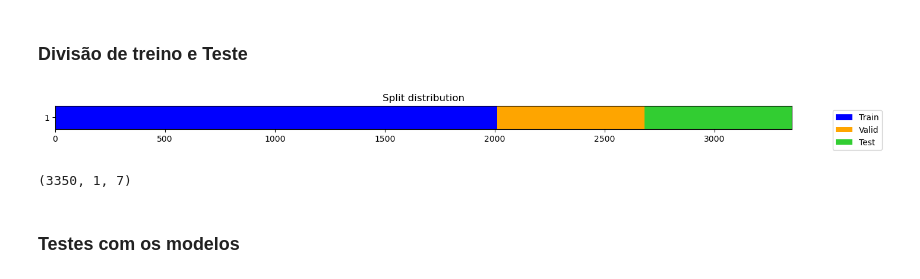
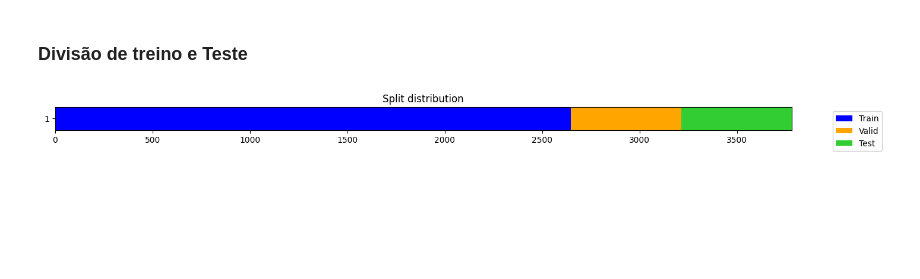
Before and after one commit to JeanArthurCostaDias/MOD17-OPTIMIZATION-AND-PREDICTION, a Jupyter notebook: main.ipynb, the cells around one changed output. Drawn from its saved outputs; the diff is of its cells as text; code cells hidden in the pictures; blank space fills up the shorter version.

```diff
--- a/main.ipynb
+++ b/main.ipynb
@@ -139,11 +165,10 @@ def create_drivers():
     """Função para calcular o valor dos parâmetros necessários para calcular o GPP de cada área"""
     date = 0
     drivers_dict = {}
-    with cwd('./merra'):
+    with cwd('dados/Merra'):
         for folder in os.listdir():
             with cwd(folder):
                 csvs = sorted(os.listdir())
-
                 tday = constructor_2(f'{csvs[4]}') - 273.15 #( K° -> C°)
                 tmin = tday['T10M'].resample('D').min()['2000-02-26':].values  # Reamostrando para Temperatura mínima diária
                 tmean = tday['T10M'].resample('D').mean().values  # Temperatura média diária
@@ -177,7 +202,7 @@ def create_drivers():
                 # Tratamento de dados faltando usando interpolação linear (8 dias -> diário)
 
                 fpar = fpar['2000-02-26':'2022-01-01'].resample('D').interpolate('linear')[:-1]
-                fpar = fpar.values if folder != 'amazonia peruana' else fpar.values/100
+                fpar = fpar.values if (folder != 'amazonia peruana') and (folder != 'guiana')  else fpar.values/100
 
 
                 drivers = [
@@ -201,11 +226,12 @@ drivers = create_drivers()
 
 index_date = drivers[0] # Data associada aos dados
 
-drivers_peru, drivers_santarem, drivers_caxiuana = drivers[1].values() # Dados de cada região
-
+drivers_peru, drivers_caxiuana, drivers_guiana, drivers_santarem = drivers[1].values() # Dados de cada região
 
 
 gpp_peru = np.nanmean(_gpp(parametros,*drivers_peru), axis = -1) # gpp calculado
+
+gpp_gui = np.nanmean(_gpp(parametros,*drivers_guiana), axis = -1) # gpp calculado
 
 gpp_santarem = np.nanmean(_gpp(parametros,*drivers_santarem), axis = -1)
 
@@ -213,13 +239,16 @@ gpp_cax = np.nanmean(_gpp(parametros,*drivers_caxiuana), axis = -1)
 
 
 gpp_peru = pd.DataFrame(gpp_peru,index=index_date)
+gpp_gui = pd.DataFrame(gpp_gui,index=index_date)
 gpp_santarem = pd.DataFrame(gpp_santarem,index=index_date)
 gpp_cax = pd.DataFrame(gpp_cax,index=index_date)
 
 gpp_peru = ExponentialSmoothing(gpp_peru, initialization_method="heuristic",freq='D').fit(optimized=True).fittedvalues
+gpp_gui = ExponentialSmoothing(gpp_gui, initialization_method="heuristic",freq='D').fit(optimized=True).fittedvalues
 gpp_santarem = ExponentialSmoothing(gpp_santarem, initialization_method="heuristic",freq='D').fit(optimized=True).fittedvalues
 gpp_cax = ExponentialSmoothing(gpp_cax, initialization_method="heuristic",freq='D').fit(optimized=True).fittedvalues
 
+gpp_gui = pd.DataFrame(gpp_gui,index=index_date) # Convertendo de volta pra um dataframe
 gpp_peru = pd.DataFrame(gpp_peru,index=index_date) # Convertendo de volta pra um dataframe
 gpp_santarem = pd.DataFrame(gpp_santarem,index=index_date)
 gpp_cax = pd.DataFrame(gpp_cax,index=index_date)
@@ -272,5 +306,3 @@ cax_df['localidade'] = 'caxiuana'
-# %%
-gpp_geral = pd.concat([peru_df,santarem_df,cax_df]).reset_index().drop('index',axis=1)
 # %% [markdown]
 ### Clusterização com MiniSom
 # %%
@@ -355,16 +353,16 @@ Name: count, Length: 80, dtype: int64
 # %%
 df = gpp_geral.reset_index().drop('index',axis=1)
 
-janela = [f'janela {i}' for i in range(0,15)]
-previsao = [f'previsao {i}' for i in range(0,7)]
+janela = [f'janela {i}' for i in range(0,8)]
+previsao = [f'previsao {i}' for i in range(0,8)]
 
 
 X = df.drop(columns=['localidade', 'cluster']).drop(columns=previsao)  # Aqui ficam 15 colunas representado instantes da janela temporal
-y = df[previsao] # Aqui fica o 16° valor da sequência
+y = df[previsao] # Aqui fica o 8° valor da sequência
 z = df[['localidade','cluster']]
 
 # Dividir os dados em treino e teste estratificados por 'localidade' e 'cluster'
-X_train, X_test, y_train, y_test = train_test_split(X, y, test_size=0.4, stratify=z)
+X_train, X_test, y_train, y_test = train_test_split(X, y, test_size=0.3, stratify=z)
 
 train_data = pd.concat([X_train, y_train], axis=1).sample(frac=1).reset_index(drop=True)
 X_train = train_data.drop(columns=previsao)
@@ -378,20 +376,22 @@ val_data = pd.concat([X_val, y_val], axis=1).sample(frac=1).reset_index(drop=Tru
 X_val = val_data.drop(columns=previsao)
 y_val = val_data[previsao]
 # %%
+X_train_np = np.array(X_train)
+X_val_np = np.array(X_val)
+X_test_np = np.array(X_test)
+y_train_np = np.array(y_train)
+y_val_np = np.array(y_val)
+y_test_np = np.array(y_test)
+
+
+
 #plits = TSSplitter(valid_size=0.2, show_plot=True)(y_train)
-X,y,splits = combine_split_data(xs=[X_train,X_val,X_test],ys=[y_train,y_val,y_test]) # estrutura pro modelo entender a divisão do dataset em treino teste e validação
+X, y, splits = combine_split_data(xs=[X_train_np, X_val_np, X_test_np], ys=[y_train_np, y_val_np, y_test_np]) # estrutura pro modelo entender a divisão do dataset em treino teste e validação
 plot_splits(splits)
-
-bs = 512 # batch size
 
 tfms = [None, TSForecasting()]
 #dsets = TSDatasets(X, y.values, tfms=tfms, splits=splits)
 #dls   = TSDataLoaders.from_dsets(dsets.train, dsets.valid, bs=[bs, bs*2], batch_tfms=TSStandardize()) # batch_tfms = batch transformations
+### Testes com os modelos
 # %% [output]
-[figure, old version]
+[figure, new version]
-# %%
-X.shape
-# %% [output]
-(3350, 1, 7)
-# %% [markdown]
-### Testes com os modelos
```
Also changed, not shown: parts of 31 cells of this notebook, 53 other files.
